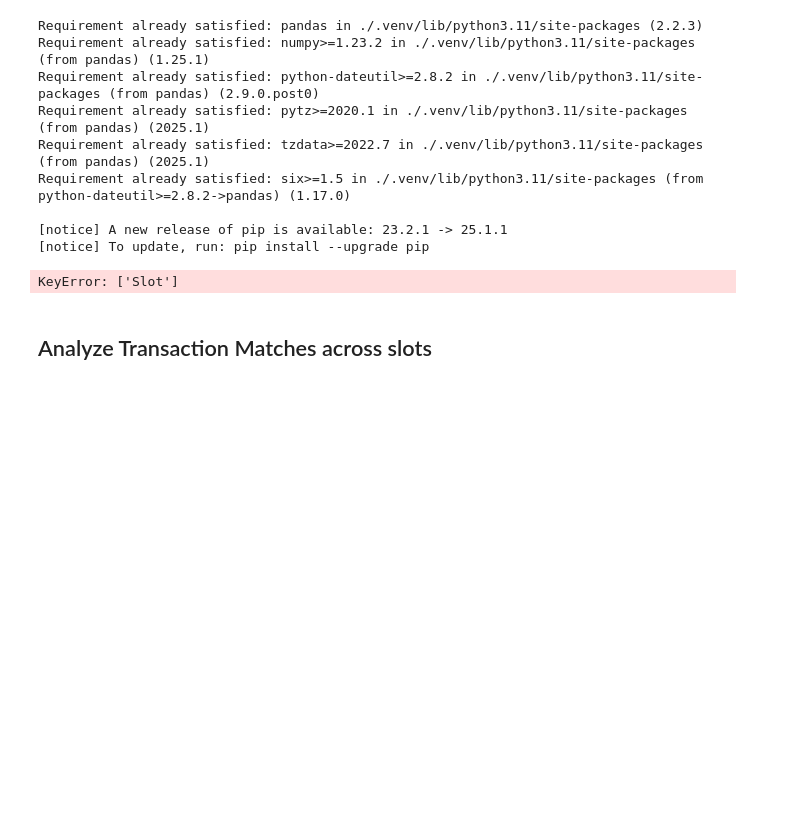
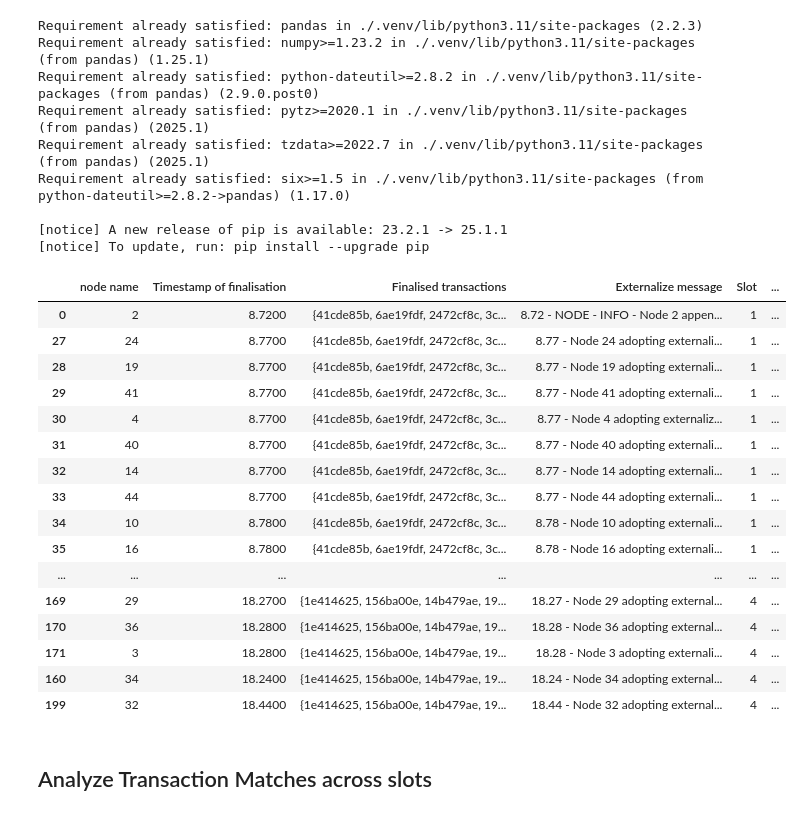
Before and after one commit to matijapiskorec/stellar-simulator, a Jupyter notebook: slot_analysis.ipynb, the cells around one changed output. Drawn from its saved outputs; the diff is of its cells as text; code cells hidden in the pictures; blank space fills up the shorter version.

```diff
--- a/slot_analysis.ipynb
+++ b/slot_analysis.ipynb
@@ -101,23 +101,40 @@ def process_log_lines(file_path):
 # df = process_log_lines(file_path)
 # print(df)
 # %%
-file_path = 'src/simulator_events_log.txt'
+file_path = ('scripts/logs/run_2/simulator_events_log.txt')
+#file_path = ('src/simulator_events_log.txt')
 df = process_log_lines(file_path)
 
 
 # df_sorted = df.sort_values(by='Timestamp of finalisation', ascending=True)
 
 pd.set_option('display.max_rows', None)  # Show all rows
 pd.set_option('display.max_columns', None)  # Show all columns
 pd.set_option('display.width', 1000)  # Prevent line wrapping
 pd.set_option('display.colheader_justify', 'center')  # Center column headers
 pd.set_option('display.float_format', '{:.4f}'.format)  # Format float values
 
 df = df.sort_values(by='Slot', ascending=True)
 
 display(df)
 # %% [output]
-KeyError: ['Slot']
+|  | node name | Timestamp of finalisation | Finalised transactions | Externalize message | Slot | ... |
+| 0 | 2 | 8.7200 | {41cde85b, 6ae19fdf, 2472cf8c, 3c... | 8.72 - NODE - INFO - Node 2 appen... | 1 | ... |
+| 27 | 24 | 8.7700 | {41cde85b, 6ae19fdf, 2472cf8c, 3c... | 8.77 - Node 24 adopting externali... | 1 | ... |
+| 28 | 19 | 8.7700 | {41cde85b, 6ae19fdf, 2472cf8c, 3c... | 8.77 - Node 19 adopting externali... | 1 | ... |
+| 29 | 41 | 8.7700 | {41cde85b, 6ae19fdf, 2472cf8c, 3c... | 8.77 - Node 41 adopting externali... | 1 | ... |
+| 30 | 4 | 8.7700 | {41cde85b, 6ae19fdf, 2472cf8c, 3c... | 8.77 - Node 4 adopting externaliz... | 1 | ... |
+| 31 | 40 | 8.7700 | {41cde85b, 6ae19fdf, 2472cf8c, 3c... | 8.77 - Node 40 adopting externali... | 1 | ... |
+| 32 | 14 | 8.7700 | {41cde85b, 6ae19fdf, 2472cf8c, 3c... | 8.77 - Node 14 adopting externali... | 1 | ... |
+| 33 | 44 | 8.7700 | {41cde85b, 6ae19fdf, 2472cf8c, 3c... | 8.77 - Node 44 adopting externali... | 1 | ... |
+| 34 | 10 | 8.7800 | {41cde85b, 6ae19fdf, 2472cf8c, 3c... | 8.78 - Node 10 adopting externali... | 1 | ... |
+| 35 | 16 | 8.7800 | {41cde85b, 6ae19fdf, 2472cf8c, 3c... | 8.78 - Node 16 adopting externali... | 1 | ... |
+| ... | ... | ... | ... | ... | ... | ... |
+| 169 | 29 | 18.2700 | {1e414625, 156ba00e, 14b479ae, 19... | 18.27 - Node 29 adopting external... | 4 | ... |
+| 170 | 36 | 18.2800 | {1e414625, 156ba00e, 14b479ae, 19... | 18.28 - Node 36 adopting external... | 4 | ... |
+| 171 | 3 | 18.2800 | {1e414625, 156ba00e, 14b479ae, 19... | 18.28 - Node 3 adopting externali... | 4 | ... |
+| 160 | 34 | 18.2400 | {1e414625, 156ba00e, 14b479ae, 19... | 18.24 - Node 34 adopting external... | 4 | ... |
+| 199 | 32 | 18.4400 | {1e414625, 156ba00e, 14b479ae, 19... | 18.44 - Node 32 adopting external... | 4 | ... |
 # %% [markdown]
 ## Analyze Transaction Matches across slots
 # %%
```
Also changed, not shown: parts of 6 cells of this notebook, 5 other files.
